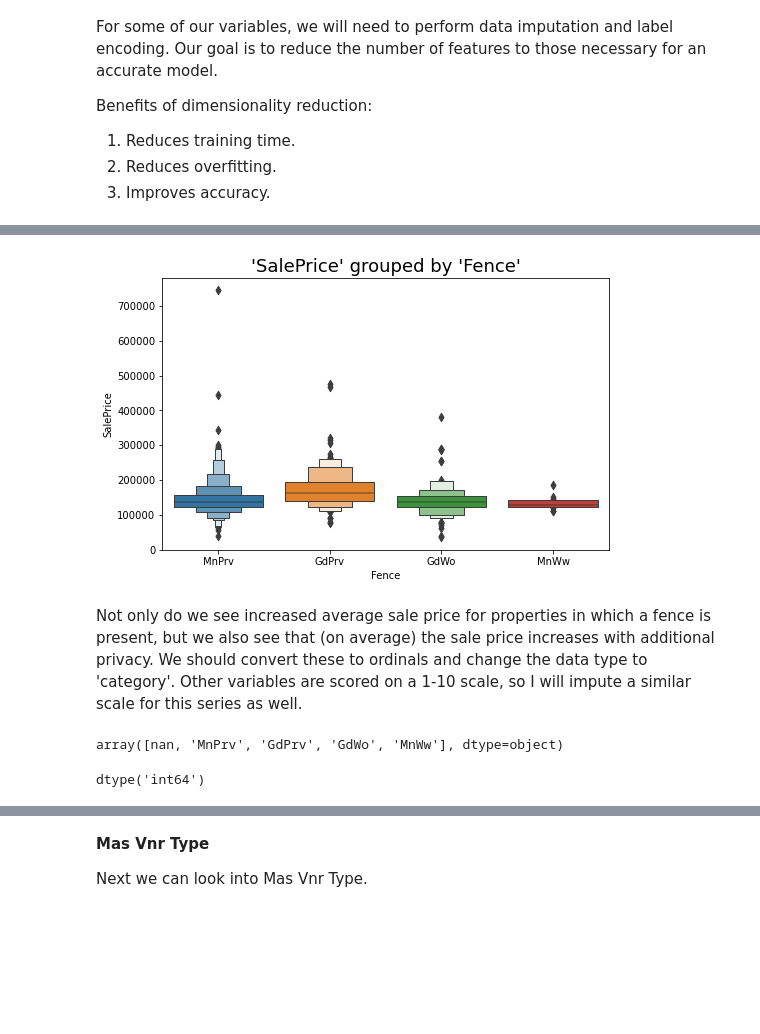
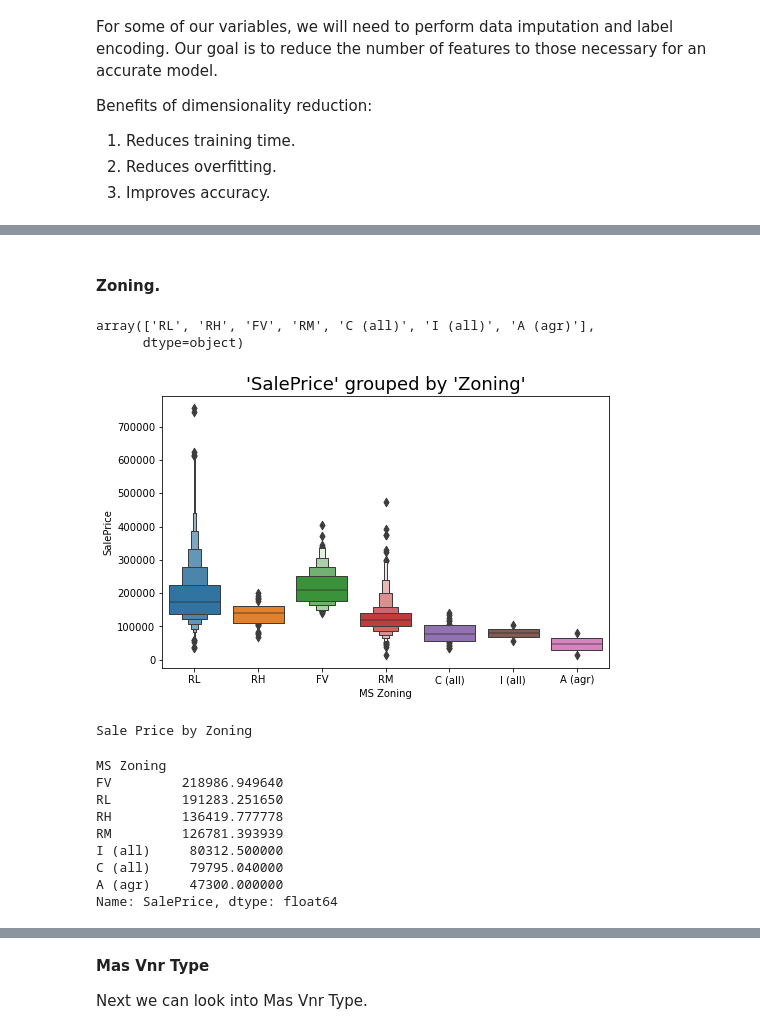
Before and after one commit to RekaCodes/real-estate-prediction, a Jupyter notebook: RE_price_predictions.ipynb, the cells around one changed output, grey strips where cells are left out. Cells and saved outputs as stored; diff of their text form; code cells hidden in the pictures; blank space fills up the shorter version.

```diff
--- a/RE_price_predictions.ipynb
+++ b/RE_price_predictions.ipynb
@@ -185,0 +155,2 @@ Avg. SalePrice without fence: 151352.44055944055
+# %%
+df.fillna(0, inplace=True)
@@ -186,13 +174,14 @@ Avg. SalePrice without fence: 151352.44055944055
+# %% [markdown]
+#### Zoning.
+# %%
+df['MS Zoning'].unique()
+# %% [output]
+array(['RL', 'RH', 'FV', 'RM', 'C (all)', 'I (all)', 'A (agr)'],
+      dtype=object)
 # %%
 plt.figure(figsize=(8, 5))
-sns.boxenplot(x=df['Fence'], y=df['SalePrice'])
-plt.title("'SalePrice' grouped by 'Fence'", fontsize=18)
+sns.boxenplot(x=df['MS Zoning'], y=df['SalePrice'])
+plt.title("'SalePrice' grouped by 'Zoning'", fontsize=18)
 plt.show()
 # %% [output]
-[figure, old version]
+[figure, new version]
-# %% [markdown]
-Not only do we see increased average sale price for properties in which a fence is present, but we also see that (on average) the sale price increases with additional privacy. We should convert these to ordinals and change the data type to 'category'. Other variables are scored on a 1-10 scale, so I will impute a similar scale for this series as well.
-# %%
-df.Fence.unique()
-# %% [output]
-array([nan, 'MnPrv', 'GdPrv', 'GdWo', 'MnWw'], dtype=object)
@@ -203,4 +188,14 @@ df['Fence'] = df['Fence'].replace(['MnWw', 'GdWo', 'MnPrv', 'GdPrv'], [4,6,8,10]
-# %%
-df.Fence.dtype
-# %% [output]
-dtype('int64')
+# %%
+print('Sale Price by Zoning')
+df.groupby('MS Zoning')['SalePrice'].mean().sort_values(ascending=False)
+# %% [output]
+Sale Price by Zoning
+MS Zoning
+FV         218986.949640
+RL         191283.251650
+RH         136419.777778
+RM         126781.393939
+I (all)     80312.500000
+C (all)     79795.040000
+A (agr)     47300.000000
+Name: SalePrice, dtype: float64
```
Also changed, not shown: parts of 31 cells of this notebook.
